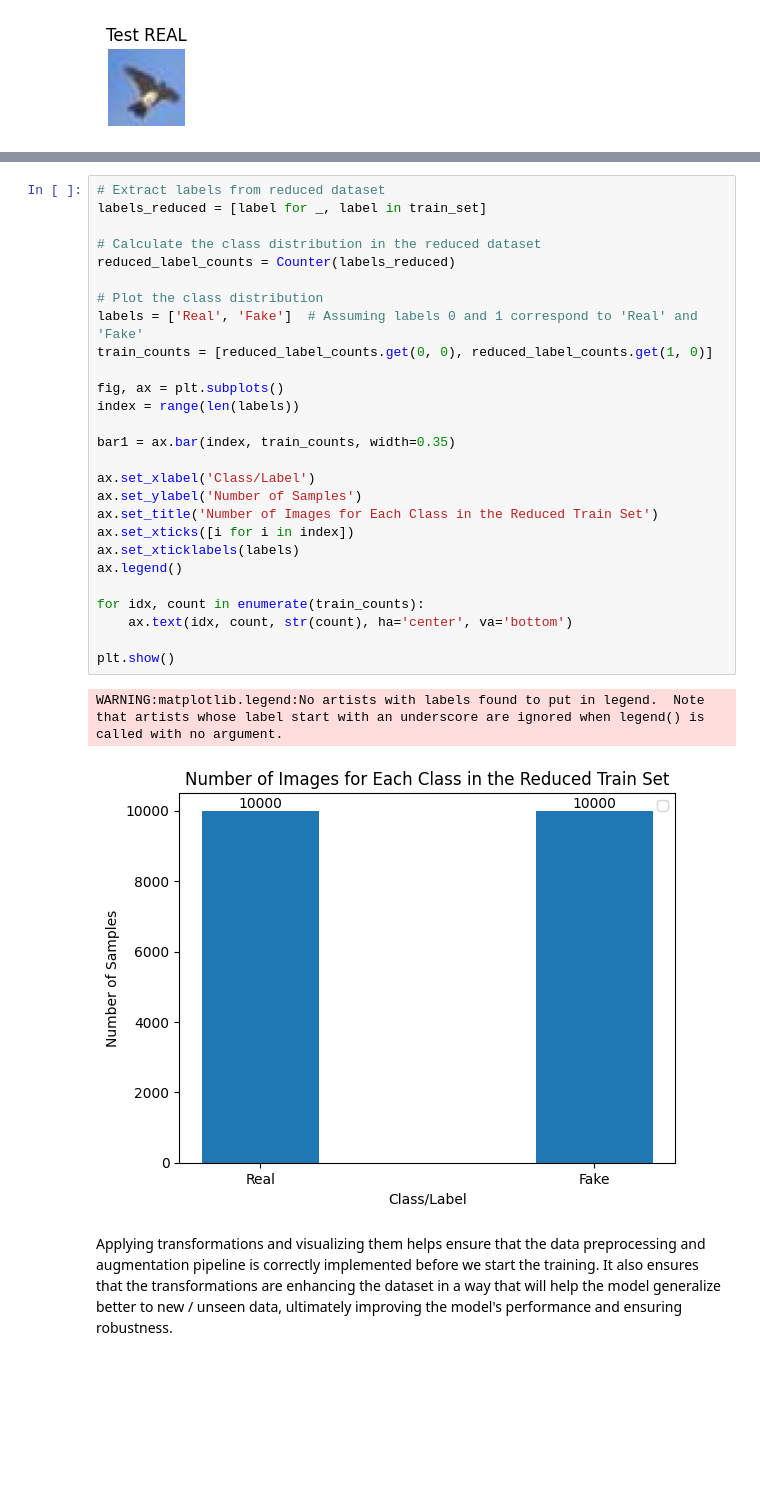
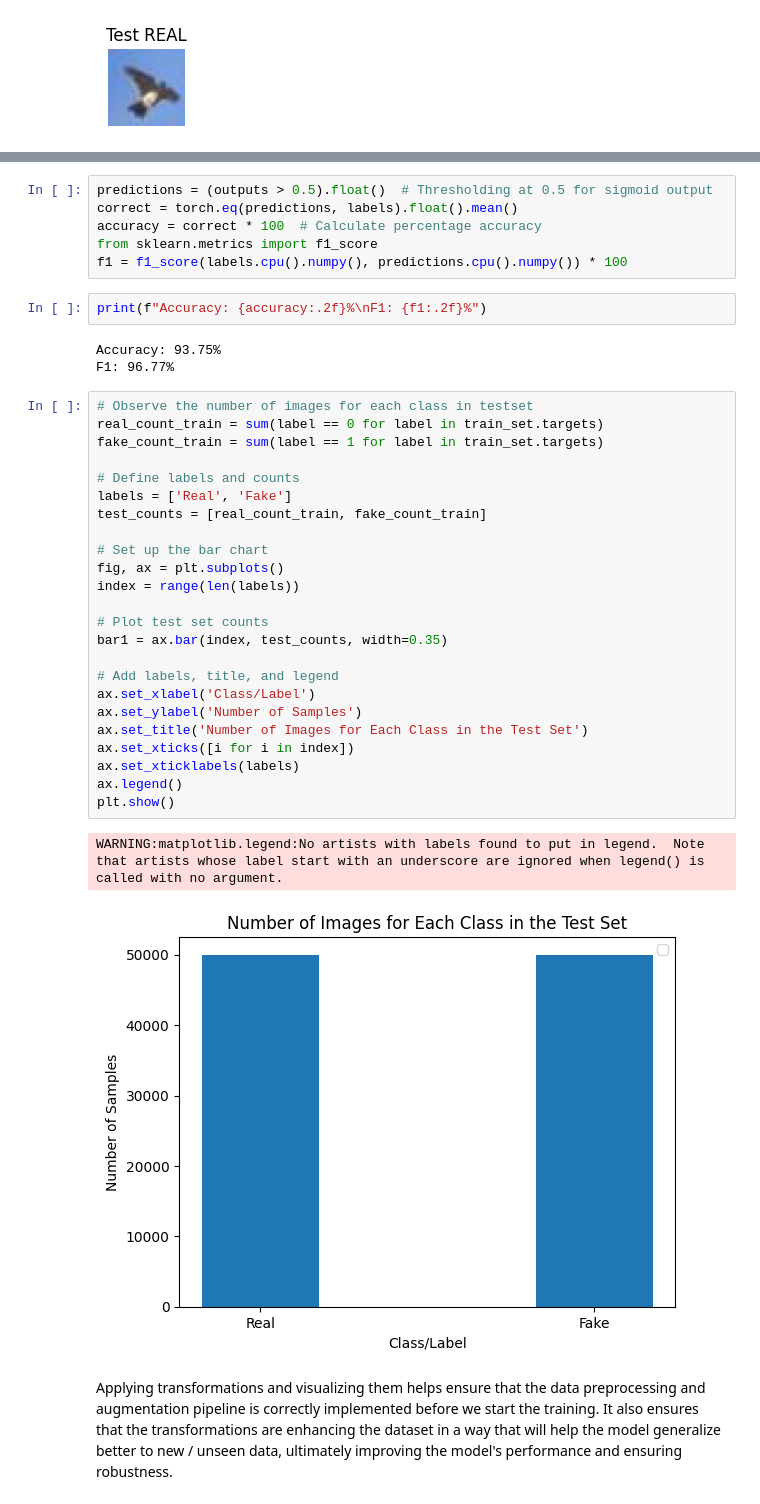
Before and after one commit to stefsyrsiri/synthetic-image-detection, a Jupyter notebook: report.ipynb, the cells around one changed output, grey strips where cells are left out. Saved outputs shown, nothing was run; the diff lists cells and outputs as text; blank space fills up the shorter version.

```diff
--- a/report.ipynb
+++ b/report.ipynb
@@ -173,33 +382,41 @@ train_set= reduced_dataset
+# %%
+predictions = (outputs > 0.5).float()  # Thresholding at 0.5 for sigmoid output
+correct = torch.eq(predictions, labels).float().mean()
+accuracy = correct * 100  # Calculate percentage accuracy
+from sklearn.metrics import f1_score
+f1 = f1_score(labels.cpu().numpy(), predictions.cpu().numpy()) * 100
+# %%
+print(f"Accuracy: {accuracy:.2f}%\nF1: {f1:.2f}%")
+# %% [output]
+Accuracy: 93.75%
+F1: 96.77%
 # %%
-# Extract labels from reduced dataset
-labels_reduced = [label for _, label in train_set]
+# Observe the number of images for each class in testset
+real_count_train = sum(label == 0 for label in train_set.targets)
+fake_count_train = sum(label == 1 for label in train_set.targets)
 
-# Calculate the class distribution in the reduced dataset
-reduced_label_counts = Counter(labels_reduced)
+# Define labels and counts
+labels = ['Real', 'Fake']
+test_counts = [real_count_train, fake_count_train]
 
-# Plot the class distribution
-labels = ['Real', 'Fake']  # Assuming labels 0 and 1 correspond to 'Real' and 'Fake'
-train_counts = [reduced_label_counts.get(0, 0), reduced_label_counts.get(1, 0)]
-
+# Set up the bar chart
 fig, ax = plt.subplots()
 index = range(len(labels))
 
-bar1 = ax.bar(index, train_counts, width=0.35)
+# Plot test set counts
+bar1 = ax.bar(index, test_counts, width=0.35)
 
+# Add labels, title, and legend
 ax.set_xlabel('Class/Label')
 ax.set_ylabel('Number of Samples')
-ax.set_title('Number of Images for Each Class in the Reduced Train Set')
+ax.set_title('Number of Images for Each Class in the Test Set')
 ax.set_xticks([i for i in index])
 ax.set_xticklabels(labels)
 ax.legend()
-
-for idx, count in enumerate(train_counts):
-    ax.text(idx, count, str(count), ha='center', va='bottom')
-
 plt.show()
 # %% [output]
 WARNING:matplotlib.legend:No artists with labels found to put in legend.  Note that artists whose label start with an underscore are ignored when legend() is called with no argument.
-[figure, old version]
+[figure, new version]
 # %% [markdown]
 Applying transformations and visualizing them helps ensure that the data preprocessing and augmentation pipeline is correctly implemented before we start the training.
 It also ensures that the transformations are enhancing the dataset in a way that will help the model generalize better to new / unseen data,
```
Also changed, not shown: parts of 19 cells of this notebook.
